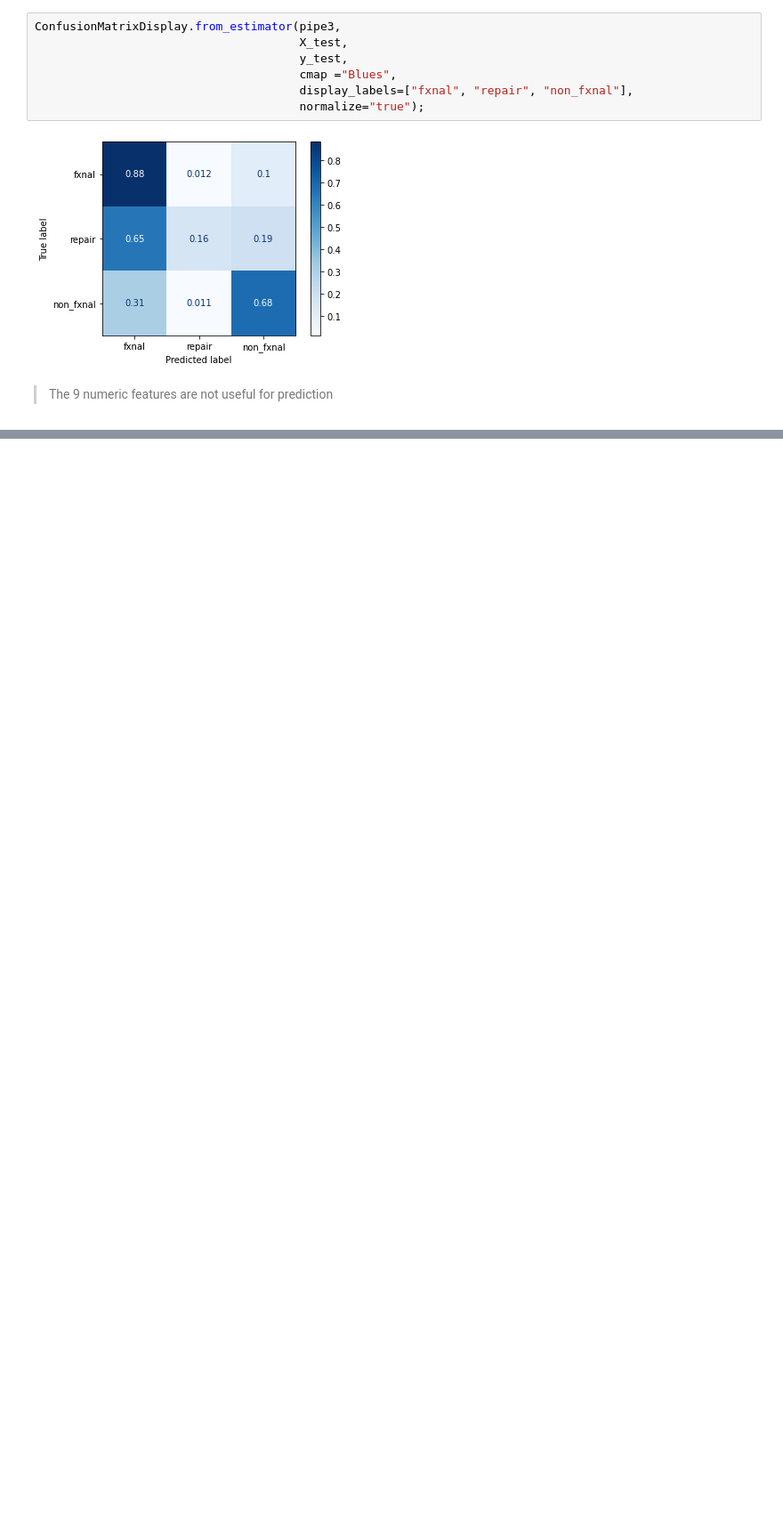
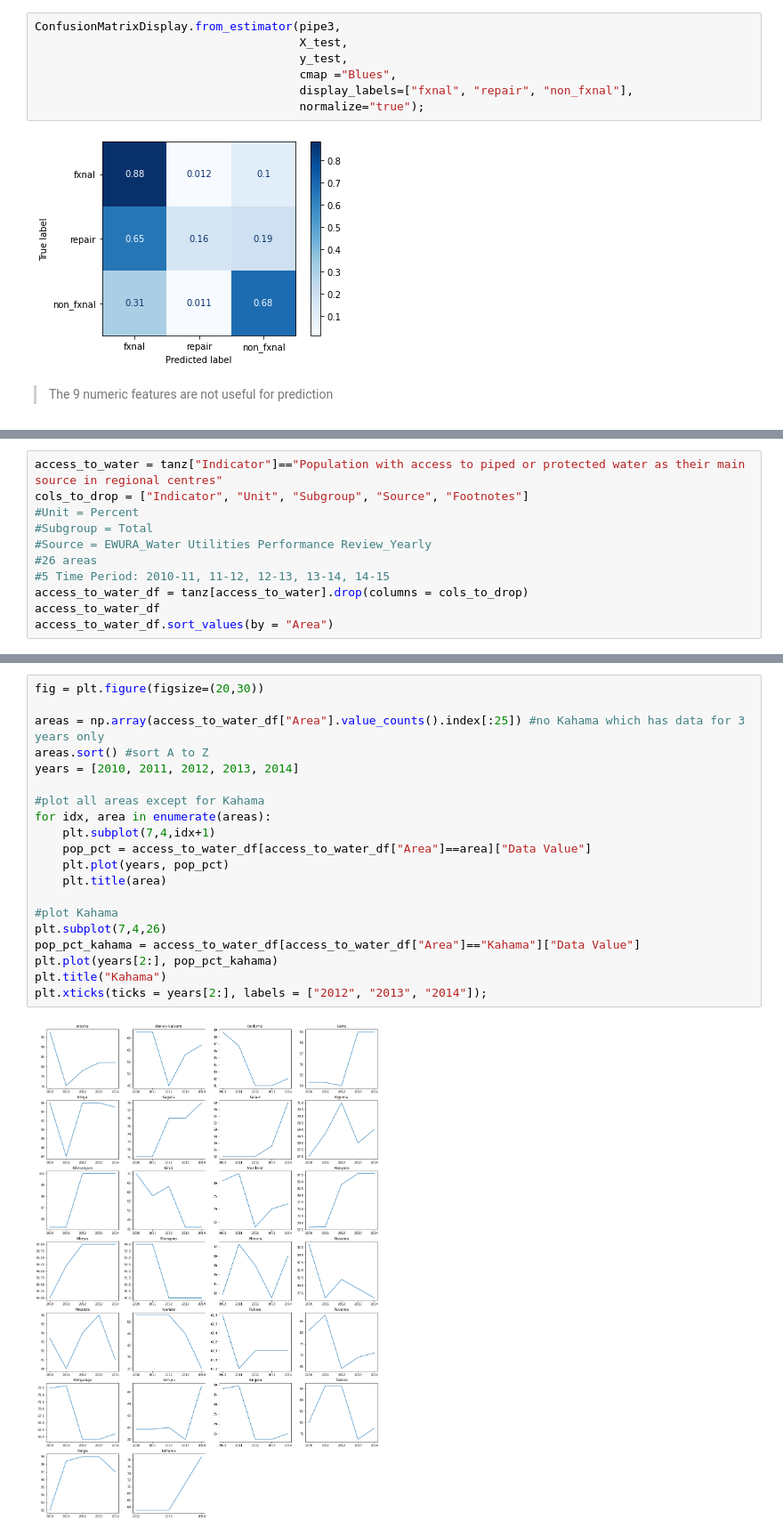
Before and after one commit to kalebts/Tanzania-Group-Project, a Jupyter notebook: codycan_01.ipynb, the cells around one changed output, grey strips where cells are left out. Shown at 89% size. Drawn from its saved outputs; the diff is of its cells as text; blank space fills up the shorter version.

```diff
--- a/codycan_01.ipynb
+++ b/codycan_01.ipynb
@@ -754,0 +1151,11 @@ Name: subvillage, dtype: object
+# %%
+access_to_water = tanz["Indicator"]=="Population with access to piped or protected water as their main source in regional centres"
+cols_to_drop = ["Indicator", "Unit", "Subgroup", "Source", "Footnotes"]
+#Unit = Percent
+#Subgroup = Total
+#Source = EWURA_Water Utilities Performance Review_Yearly
+#26 areas
+#5 Time Period: 2010-11, 11-12, 12-13, 13-14, 14-15
+access_to_water_df = tanz[access_to_water].drop(columns = cols_to_drop)
+access_to_water_df
+access_to_water_df.sort_values(by = "Area")
@@ -754,0 +1176,22 @@ Name: subvillage, dtype: object
+# %%
+fig = plt.figure(figsize=(20,30))
+
+areas = np.array(access_to_water_df["Area"].value_counts().index[:25]) #no Kahama which has data for 3 years only
+areas.sort() #sort A to Z
+years = [2010, 2011, 2012, 2013, 2014]
+
+#plot all areas except for Kahama
+for idx, area in enumerate(areas):
+    plt.subplot(7,4,idx+1)
+    pop_pct = access_to_water_df[access_to_water_df["Area"]==area]["Data Value"]
+    plt.plot(years, pop_pct)
+    plt.title(area)
+
+#plot Kahama
+plt.subplot(7,4,26)
+pop_pct_kahama = access_to_water_df[access_to_water_df["Area"]=="Kahama"]["Data Value"]
+plt.plot(years[2:], pop_pct_kahama)
+plt.title("Kahama")
+plt.xticks(ticks = years[2:], labels = ["2012", "2013", "2014"]);
+# %% [output]
+[figure, added]
```
Also changed, not shown: parts of 85 cells of this notebook, 1 other file.
